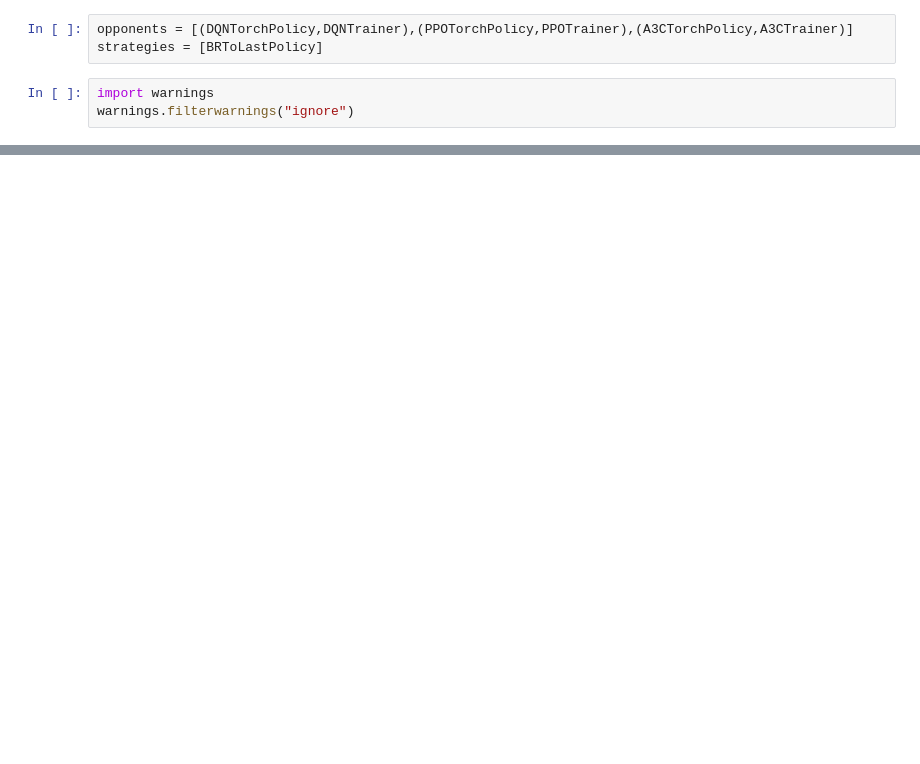
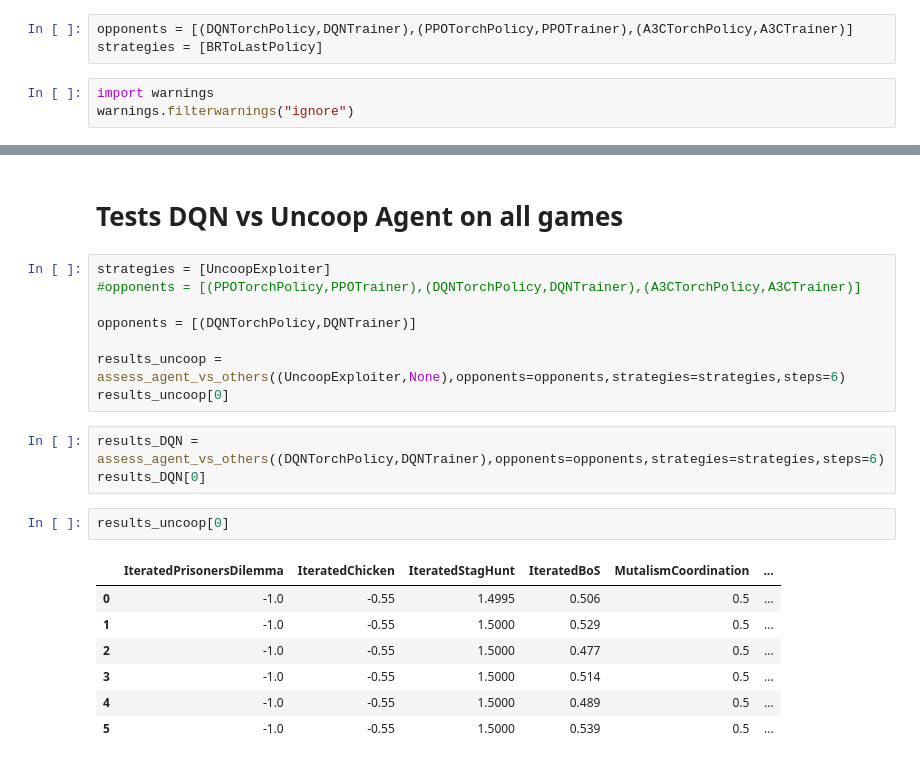
Before and after one commit to SammyDMartin/CC, a Jupyter notebook: test.ipynb, the cells around one changed output, grey strips where cells are left out. Drawn from its saved outputs; the diff is of its cells as text; blank space fills up the shorter version.

Commit message:
implement uncoop agent

```diff
--- a/test.ipynb
+++ b/test.ipynb
@@ -56,0 +129,23 @@ exanal.trial_dataframes[list(exanal.trial_dataframes.keys())[0]]
+# %% [markdown]
+# Tests DQN vs Uncoop Agent on all games
+# %%
+strategies = [UncoopExploiter]
+#opponents = [(PPOTorchPolicy,PPOTrainer),(DQNTorchPolicy,DQNTrainer),(A3CTorchPolicy,A3CTrainer)]
+
+opponents = [(DQNTorchPolicy,DQNTrainer)]
+
+results_uncoop = assess_agent_vs_others((UncoopExploiter,None),opponents=opponents,strategies=strategies,steps=6)
+results_uncoop[0]
+# %%
+results_DQN = assess_agent_vs_others((DQNTorchPolicy,DQNTrainer),opponents=opponents,strategies=strategies,steps=6)
+results_DQN[0]
+# %%
+results_uncoop[0]
+# %% [output]
+|  | IteratedPrisonersDilemma | IteratedChicken | IteratedStagHunt | IteratedBoS | MutalismCoordination | ... |
+| 0 | -1.0 | -0.55 | 1.4995 | 0.506 | 0.5 | ... |
+| 1 | -1.0 | -0.55 | 1.5000 | 0.529 | 0.5 | ... |
+| 2 | -1.0 | -0.55 | 1.5000 | 0.477 | 0.5 | ... |
+| 3 | -1.0 | -0.55 | 1.5000 | 0.514 | 0.5 | ... |
+| 4 | -1.0 | -0.55 | 1.5000 | 0.489 | 0.5 | ... |
+| 5 | -1.0 | -0.55 | 1.5000 | 0.539 | 0.5 | ... |
```
Also changed, not shown: parts of 15 cells of this notebook, 1 other file.
